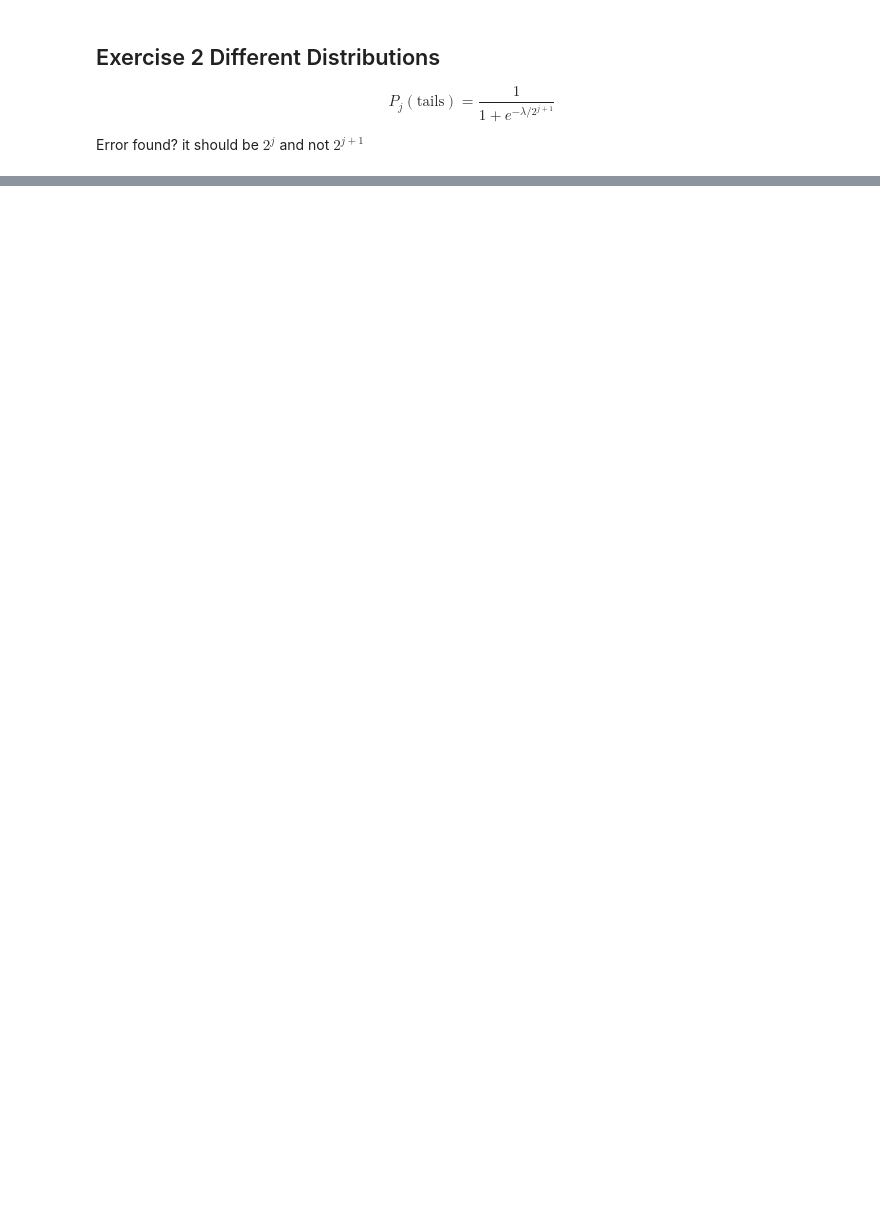
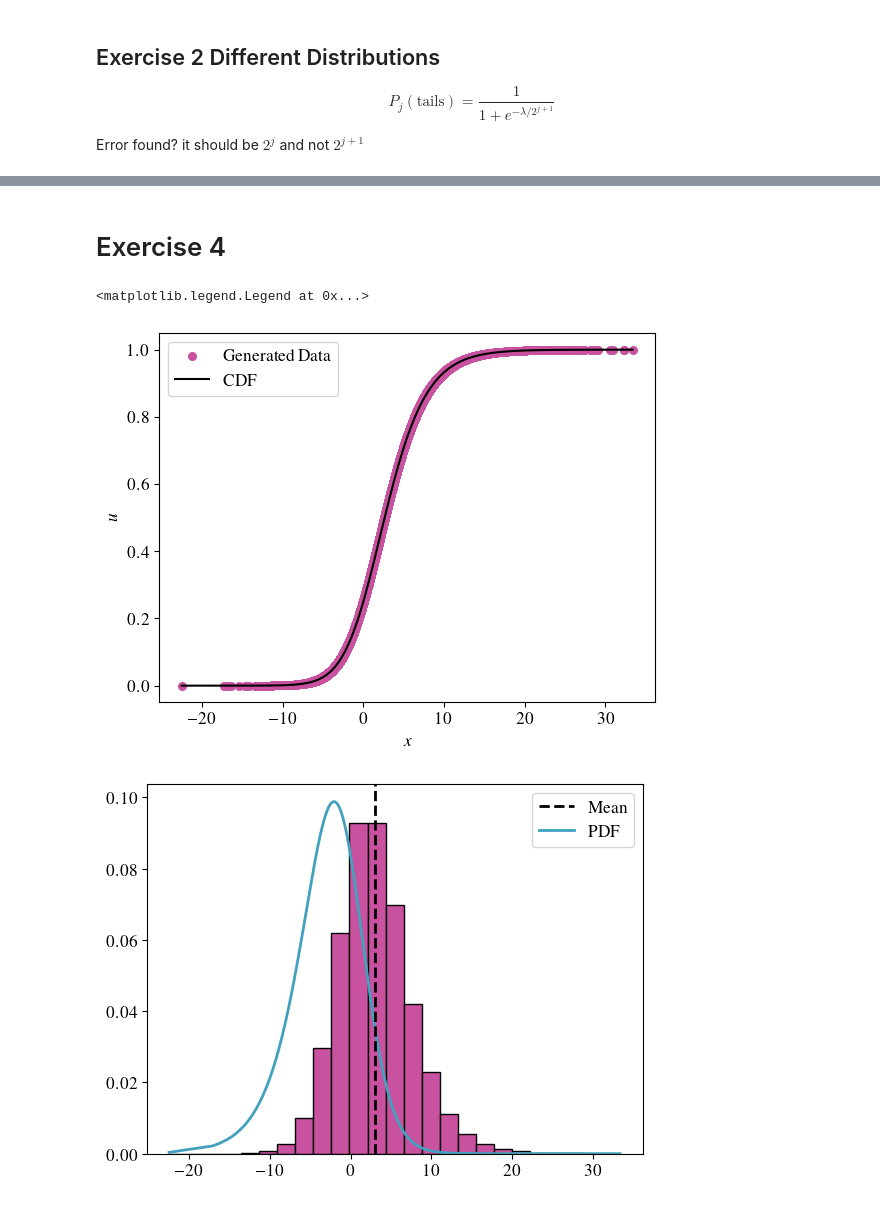
Before and after one commit to rojinaks/ComputationalPhysics, a Jupyter notebook: Exercise_2/main.ipynb, the cells around one changed output, grey strips where cells are left out. Saved outputs shown, nothing was run; the diff lists cells and outputs as text; code cells hidden in the pictures; blank space fills up the shorter version.

```diff
--- a/Exercise_2/main.ipynb
+++ b/Exercise_2/main.ipynb
@@ -91,0 +122,42 @@ for i, l in enumerate([0, 0.5, 1, 2]):
+# %% [markdown]
+# Exercise 4
+# %%
+def cdf(x, mean, dev):
+    return (1 + np.tanh((x - mean) / (2 * dev)))**2 / 4
+
+def inverse_cdf(u, mean, dev):
+   return 2 * dev * np.arctanh(2*np.sqrt(u) - 1) + mean
+
+def pdf(x, mean, dev):
+    t = (x - mean) / (2 * dev)
+    return (1 - np.tanh(t)) / (4 * dev * np.cosh(t)**2)
+
+SAMPLE_SIZE = pow(10, 5)
+
+u = np.random.uniform(low=0, high=1, size=(SAMPLE_SIZE, ))
+
+# Check if the inverse is correct
+mean, dev = 0, 3
+x_high, x_low = inverse_cdf(1, mean, dev), inverse_cdf(0, mean, dev)
+
+plt.figure(1)
+plt.scatter(inverse_cdf(u, mean, dev), u, label="Generated Data", s=30, alpha=1, zorder=0)
+
+# x = np.linspace(-15, 15, 200)
+x = np.sort(inverse_cdf(u, mean, dev))
+plt.plot(x, cdf(x, mean, dev), label="CDF", zorder=2, color="black")
+# plt.xlim((-15, 15))
+plt.ylabel("$u$")
+plt.xlabel("$x$")
+plt.legend()
+plt.savefig(FIGS_DIR / "cdf_u_scatter_plot.png", dpi=400)
+
+plt.figure(2)
+plt.hist(x, bins=25, density=True)
+plt.axvline(x.mean(), label="Mean", color="black", linestyle="--", zorder=100, linewidth=2)
+plt.plot(x, pdf(x, mean, dev), label="PDF", linewidth=2)
+plt.legend()
+# %% [output]
+<matplotlib.legend.Legend at 0x...>
+[figure, added]
+[figure, added]
```
Also changed, not shown: parts of 3 cells of this notebook, 5 other files.
